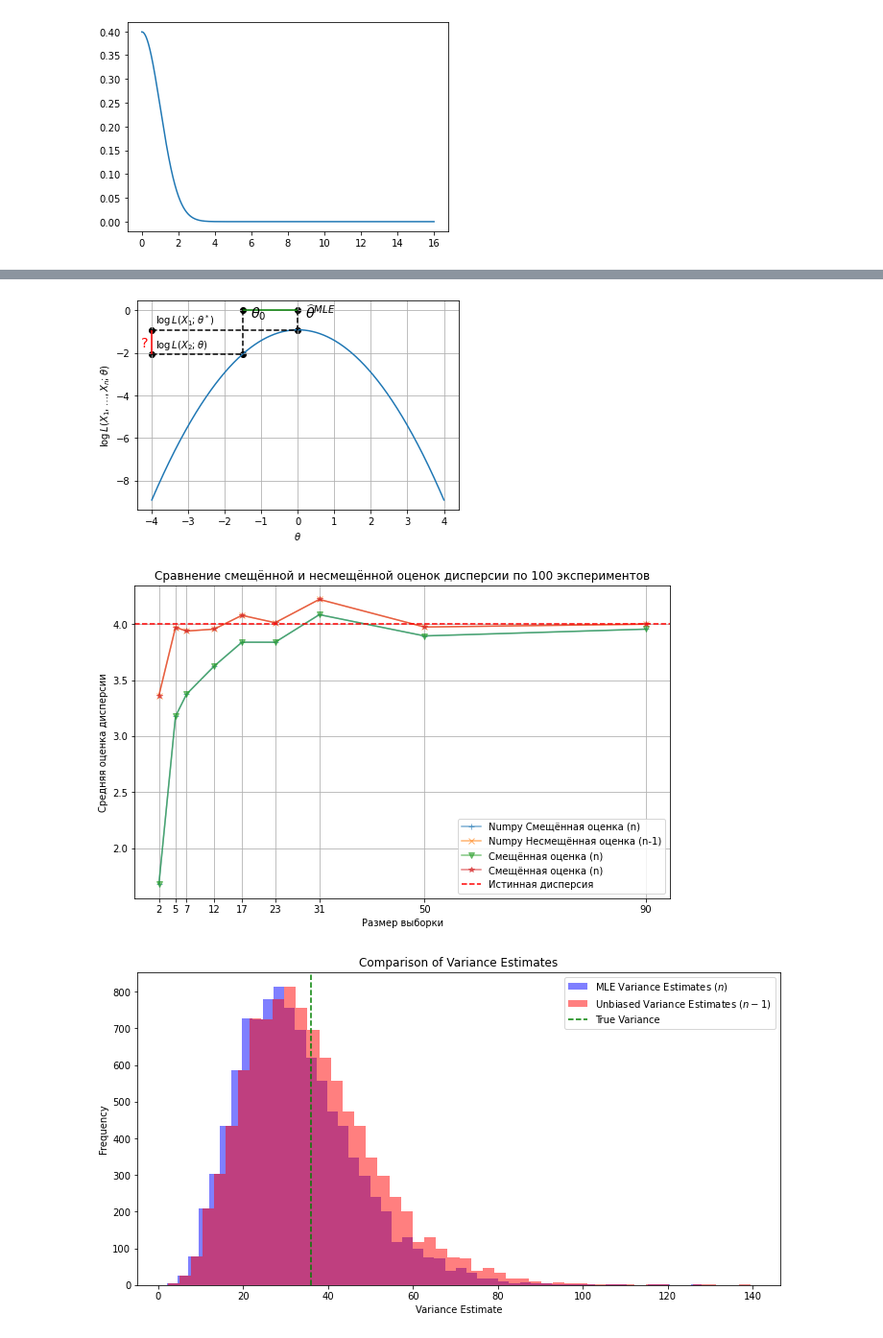
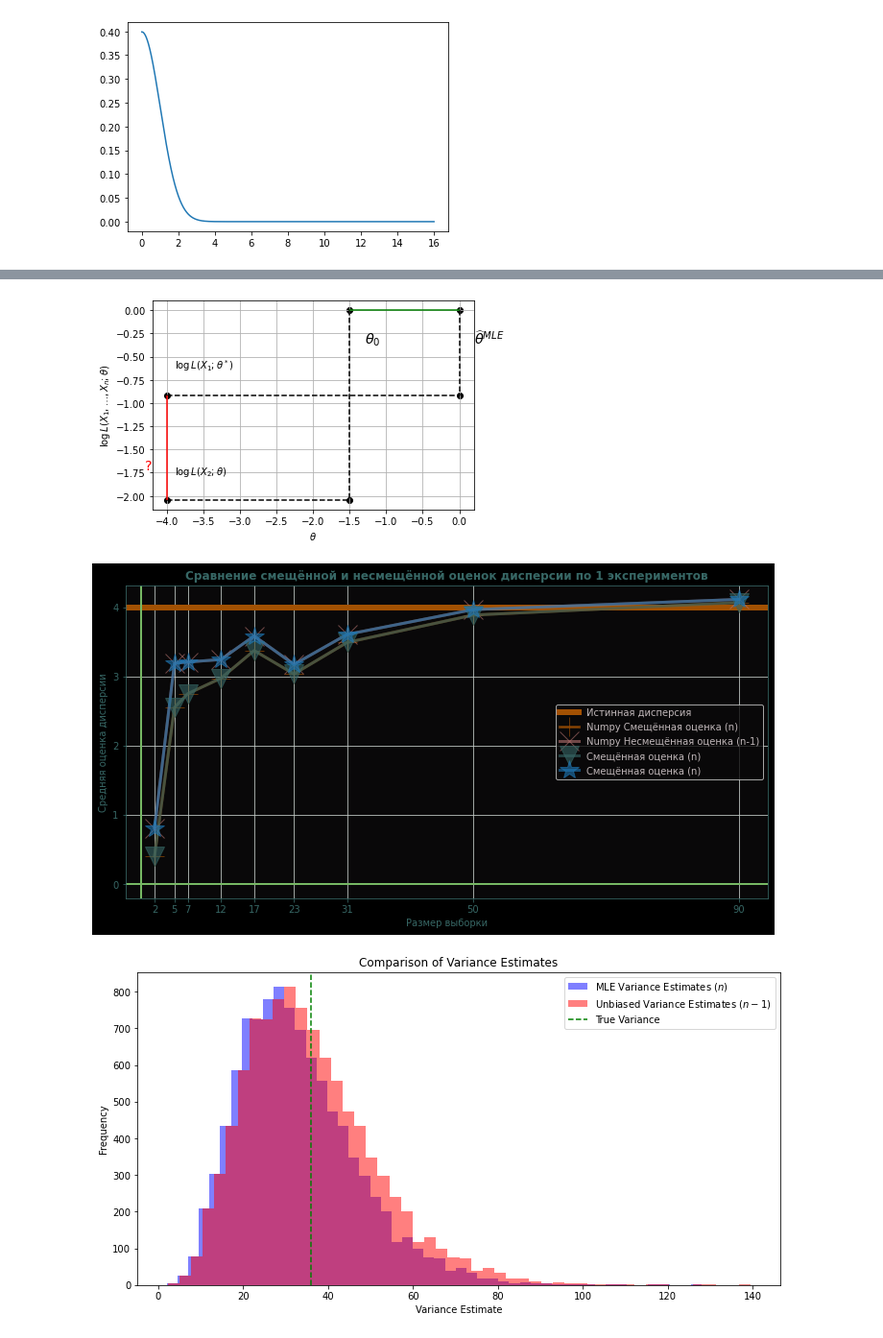
Before and after one commit to shmalex/learning-math, a Jupyter notebook: notebooks/statistics/Unit4-Lecture-13 The T-test.ipynb, the cells around one changed output, grey strips where cells are left out. Shown at 96% size. Drawn from its saved outputs; the diff is of its cells as text; code cells hidden in the pictures.

```diff
--- a/notebooks/statistics/Unit4-Lecture-13 The T-test.ipynb
+++ b/notebooks/statistics/Unit4-Lecture-13 The T-test.ipynb
@@ -2,6 +2,12 @@
 # executed in 8ms, finished 21:39:53 2024-04-16
 # %% [markdown]
 $$\require{cancel}$$
+# %%
+plt.rcParams.update({
+    "figure.facecolor": "black",
+    "figure.edgecolor": "black",
+    "savefig.facecolor": "black",
+    "savefig.edgecolor": "black"})
 # %% [markdown]
 # The T-Test
 # %% [markdown]
@@ -856,7 +870,7 @@ plt.xlabel(r'$\theta$')
 plt.grid(True)
 plt.show()
 # %% [output]
-[figure, old version]
+[figure, new version]
 # %%
 import numpy as np
 import matplotlib.pyplot as plt
@@ -864,7 +878,7 @@ import matplotlib.pyplot as plt
 # Зададим размеры выборки и количество экспериментов
 n_sizes = [2, 5, 7, 12, 17, 23, 31, 50, 90]
 num_experiments = 1
-num_experiments = 100
+num_experiments = 1
 np.random.seed(42)
 
 # Генерируем данные
@@ -880,43 +894,68 @@ for n in n_sizes:
     unbiased_var_estimates = []
     manual_biased_var_estimates   = []
     manual_unbiased_var_estimates = []
     for _ in range(num_experiments):
         sample = np.random.normal(loc=10, scale=np.sqrt(true_variance), size=n)
         mean = np.mean(sample)
         # подсчитываем дисперсию из данных
         manual_biased_variance   = np.sum((sample-mean)**2)/(len(sample)-0)
         manual_unbiased_variance = np.sum((sample-mean)**2)/(len(sample)-1)
         biased_variance   = np.var(sample, ddof=0)
         unbiased_variance = np.var(sample, ddof=1)
 
         biased_var_estimates.append(biased_variance)
         unbiased_var_estimates.append(unbiased_variance)
         manual_biased_var_estimates.append(manual_biased_variance)
         manual_unbiased_var_estimates.append(manual_unbiased_variance)
 
     results_biased  .append(np.mean(biased_var_estimates  ))
     results_unbiased.append(np.mean(unbiased_var_estimates))
     results_manual_biased  .append(np.mean(manual_biased_var_estimates  ))
     results_manual_unbiased.append(np.mean(manual_unbiased_var_estimates))
 
 # Визуализируем результаты
-plt.figure(figsize=(10, 6))
-plt.plot(n_sizes, results_biased,          label='Numpy Смещённая оценка (n)',     marker='+', alpha=0.6)
-plt.plot(n_sizes, results_unbiased,        label='Numpy Несмещённая оценка (n-1)', marker='x', alpha=0.6)
-plt.plot(n_sizes, results_manual_biased,   label='Смещённая оценка (n)',           marker='v', alpha=0.6)
-plt.plot(n_sizes, results_manual_unbiased, label='Смещённая оценка (n)',           marker='*', alpha=0.6)
-plt.axhline(y=true_variance, color='r', linestyle='--', label='Истинная дисперсия')
+f_d ={ 'size':'12', 'weight':'bold'}
+
+plt.figure(figsize=(12, 6))
+plt.axhline(y=true_variance, color='#a25103', label='Истинная дисперсия', linewidth=6)
+plt.plot(n_sizes, results_biased,          label='Numpy Смещённая оценка (n)',     marker='+', alpha=0.6, color='#a25103', markersize=20, linewidth=3)
+plt.plot(n_sizes, results_unbiased,        label='Numpy Несмещённая оценка (n-1)', marker='x', alpha=0.6, color="#b67371", markersize=20, linewidth=3)
+plt.plot(n_sizes, results_manual_biased,   label='Смещённая оценка (n)',           marker='v', alpha=0.6, color='#376765', markersize=20, linewidth=3)
+plt.plot(n_sizes, results_manual_unbiased, label='Смещённая оценка (n)',           marker='*', alpha=0.6, markersize=20, linewidth=3)
 plt.xlabel('Размер выборки')
 plt.ylabel('Средняя оценка дисперсии')
 # plt.title(f'Сравнение смещённой и несмещённой оценок дисперсии по {num_experiments} эксперименту')
-plt.title(f'Сравнение смещённой и несмещённой оценок дисперсии по {num_experiments} экспериментов')
-plt.legend()
+plt.title(f'Сравнение смещённой и несмещённой оценок дисперсии по {num_experiments} экспериментов', color="#376765", fontdict=f_d)
 plt.xticks(n_sizes)
+
+legend = plt.legend()
+# legend.get_frame().set_alpha(0)
+legend.get_frame().set_facecolor("#090809")
+legend.get_frame().set_facecolor("#090809")
+for text in legend.get_texts():
+    text.set_color("#bfb6b8")
 # plt.xscale('log')
-plt.grid(True)
+ax = plt.gca()
+ax.set_facecolor('#090809')
+plt.axhline(0, color='#76b864', linewidth=2)
+plt.axvline(mu, color='#76b864', linewidth=2)
+plt.grid(True, color="#c4ccc8")
+
+# mech style
+ax = plt.gca()
+ax.set_facecolor('#090809')
+ax.spines['bottom'].set_color('#376765')
+ax.spines['left'].set_color('#376765')
+ax.spines['right'].set_color('#376765')
+ax.spines['top'].set_color('#376765')
+ax.xaxis.label.set_color('#376765')
+ax.yaxis.label.set_color('#376765')
+ax.tick_params(axis='x', colors='#376765')
+ax.tick_params(axis='y', colors='#376765')
+
 plt.show()
 # %% [output]
-[figure, old version]
+[figure, new version]
 # %%
 import numpy as np
 import matplotlib.pyplot as plt
```
Also changed, not shown: parts of 15 cells of this notebook, 33 other files.
